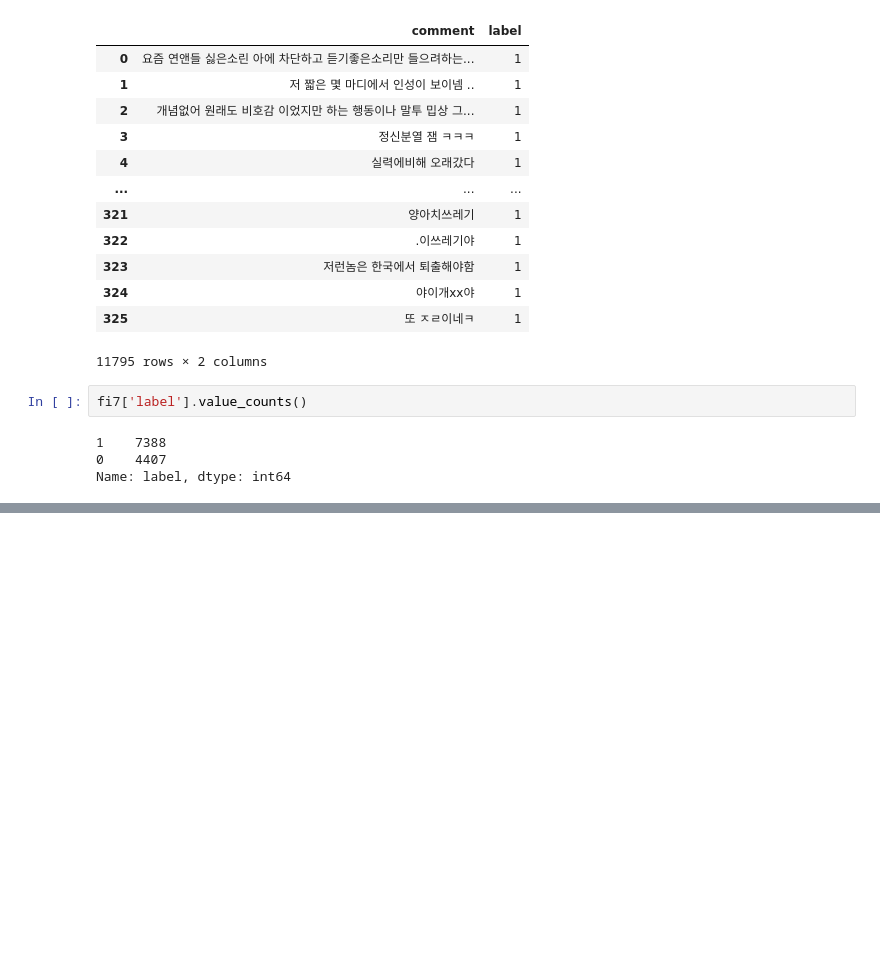
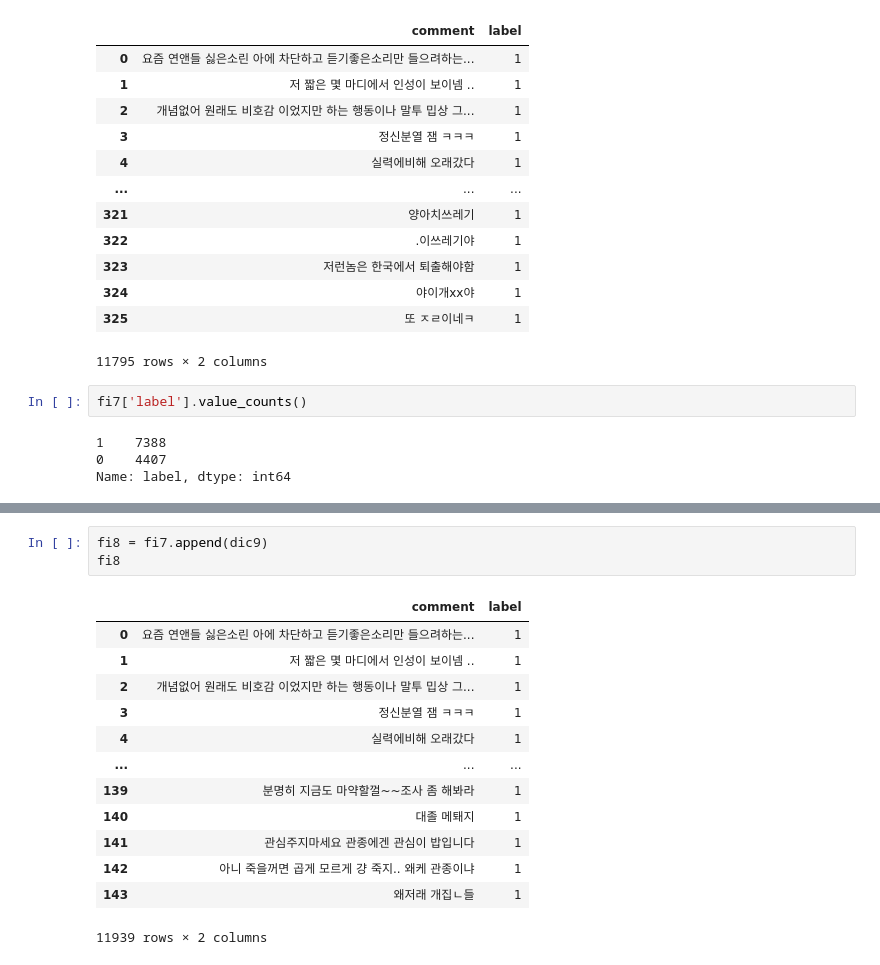
Before and after one commit to sooyeon-go/grad_project, a Jupyter notebook: comment_crawling_r/comment2_csv.ipynb, the cells around one changed output, grey strips where cells are left out. Drawn from its saved outputs; the diff is of its cells as text; blank space fills up the shorter version.

```diff
--- a/comment_crawling_r/comment2_csv.ipynb
+++ b/comment_crawling_r/comment2_csv.ipynb
@@ -549,0 +591,17 @@ Name: label, dtype: int64
+# %%
+fi8 = fi7.append(dic9)
+fi8
+# %% [output]
+|  | comment | label |
+| 0 | 요즘 연앤들 싫은소린 아에 차단하고 듣기좋은소리만 들으려하는... | 1 |
+| 1 | 저 짧은 몇 마디에서 인성이 보이넴 .. | 1 |
+| 2 | 개념없어 원래도 비호감 이었지만 하는 행동이나 말투 밉상 그... | 1 |
+| 3 | 정신분열 잼 ㅋㅋㅋ | 1 |
+| 4 | 실력에비해 오래갔다 | 1 |
+| ... | ... | ... |
+| 139 | 분명히 지금도 마약할껄~~조사 좀 해봐라 | 1 |
+| 140 | 대졸 메퇘지 | 1 |
+| 141 | 관심주지마세요 관종에겐 관심이 밥입니다 | 1 |
+| 142 | 아니 죽을꺼면 곱게 모르게 걍 죽지.. 왜케 관종이냐 | 1 |
+| 143 | 왜저래 개집ㄴ들 | 1 |
+11939 rows × 2 columns
```
Also changed, not shown: parts of 2 cells of this notebook.
